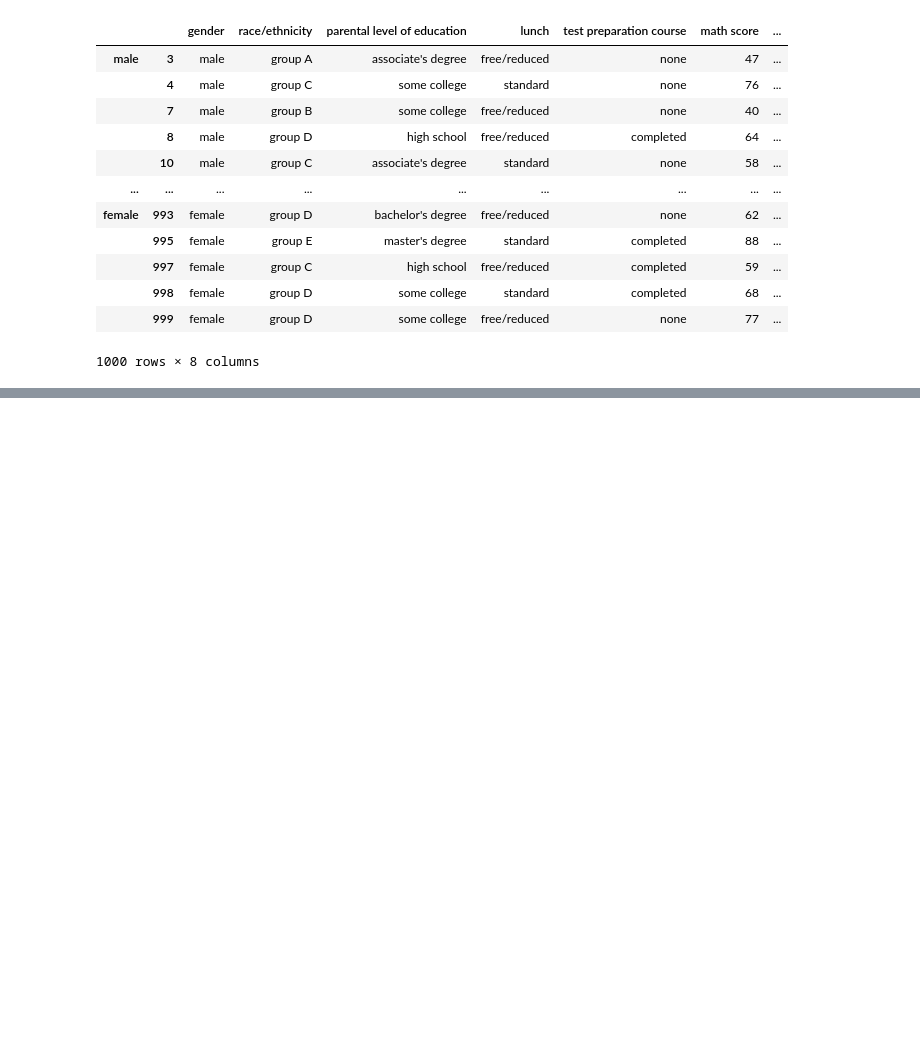
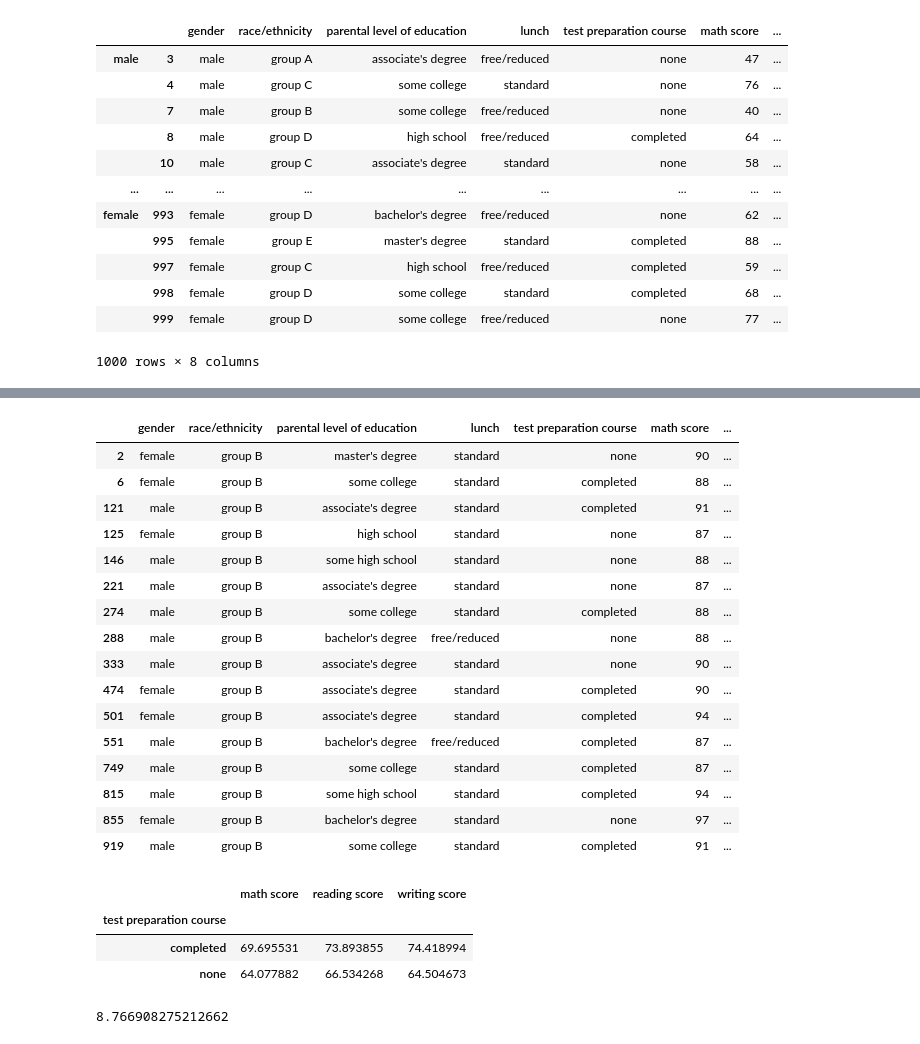
Before and after one commit to Aakashdoraisamy/Core_to_Advanced_Python, a Jupyter notebook: Python_Libraries/pandas/pandas_sql.ipynb, the cells around one changed output, grey strips where cells are left out. Saved outputs shown, nothing was run; the diff lists cells and outputs as text; code cells hidden in the pictures; blank space fills up the shorter version.

```diff
--- a/Python_Libraries/pandas/pandas_sql.ipynb
+++ b/Python_Libraries/pandas/pandas_sql.ipynb
@@ -335,0 +390,12 @@ new_df
+# %%
+def grade_cal(r):
+    if r['math score']>85:
+        return 'High'
+    elif 60<r['math score']<84:
+        return 'Medium'
+    elif r['math score']<60:
+        return 'Low'
+
+df['math_level']=df.apply(grade_cal,axis = 1)
+mean = df.groupby('math_level')[['math score', 'reading score', 'writing score']].mean()
+mean
@@ -335,0 +408,6 @@ new_df
+# %%
+df['math_level'] = pd.cut(
+    df['math score'],
+    bins=[-1, 59, 84, 100],
+    labels=['Low', 'Medium', 'High']
+)
@@ -335,0 +496,22 @@ new_df
+# %%
+gp = df.groupby('race/ethnicity')
+g2 = gp.get_group('group B')
+g2[g2['math score']>g2['math score'].mean()+1.5*g2['math score'].std()]
+# %% [output]
+|  | gender | race/ethnicity | parental level of education | lunch | test preparation course | math score | ... |
+| 2 | female | group B | master's degree | standard | none | 90 | ... |
+| 6 | female | group B | some college | standard | completed | 88 | ... |
+| 121 | male | group B | associate's degree | standard | completed | 91 | ... |
+| 125 | female | group B | high school | standard | none | 87 | ... |
+| 146 | male | group B | some high school | standard | none | 88 | ... |
+| 221 | male | group B | associate's degree | standard | none | 87 | ... |
+| 274 | male | group B | some college | standard | completed | 88 | ... |
+| 288 | male | group B | bachelor's degree | free/reduced | none | 88 | ... |
+| 333 | male | group B | associate's degree | standard | none | 90 | ... |
+| 474 | female | group B | associate's degree | standard | completed | 90 | ... |
+| 501 | female | group B | associate's degree | standard | completed | 94 | ... |
+| 551 | male | group B | bachelor's degree | free/reduced | completed | 87 | ... |
+| 749 | male | group B | some college | standard | completed | 87 | ... |
+| 815 | male | group B | some high school | standard | completed | 94 | ... |
+| 855 | female | group B | bachelor's degree | standard | none | 97 | ... |
+| 919 | male | group B | some college | standard | completed | 91 | ... |
@@ -335,0 +530,16 @@ new_df
+# %%
+prep_means = df.groupby('test preparation course')[['math score', 'reading score', 'writing score']].mean()
+prep_means
+# %% [output]
+|  | math score | reading score | writing score |
+| test preparation course |  |  |  |
+| completed | 69.695531 | 73.893855 | 74.418994 |
+| none | 64.077882 | 66.534268 | 64.504673 |
+# %%
+completed_mean = prep_means.loc['completed', 'math score']
+none_mean = prep_means.loc['none', 'math score']
+
+percentage_improvement = ((completed_mean - none_mean) / none_mean) * 100
+percentage_improvement
+# %% [output]
+8.766908275212662
```
Also changed, not shown: parts of 15 cells of this notebook.
